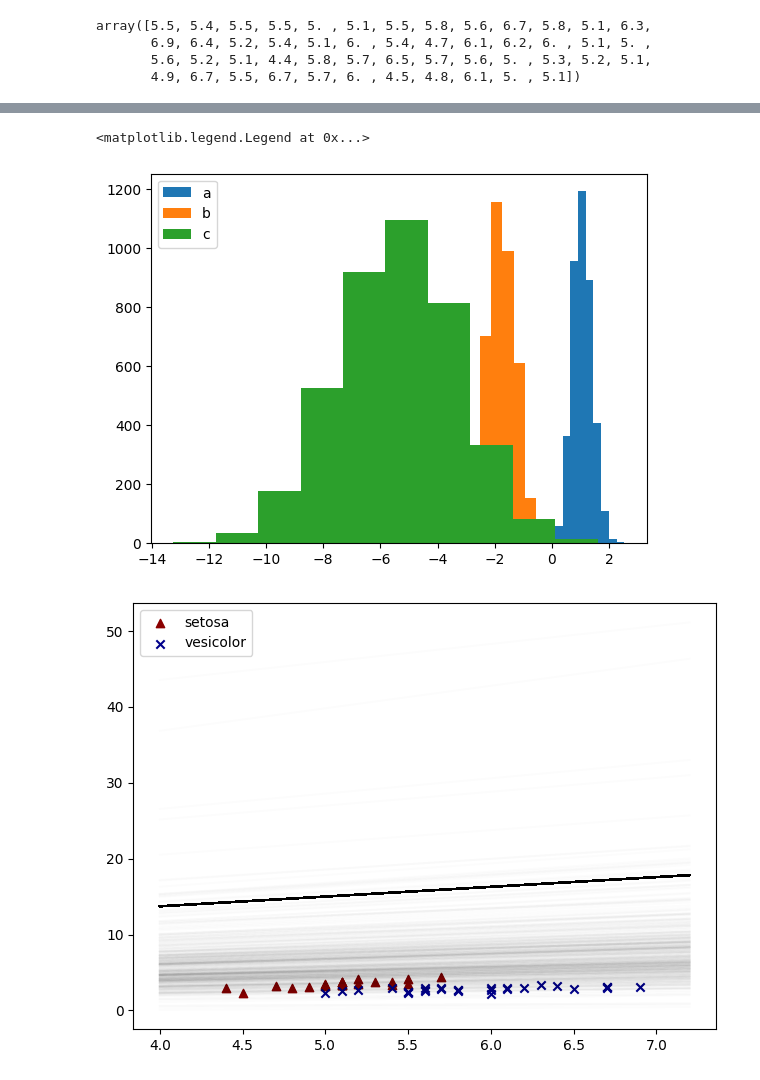
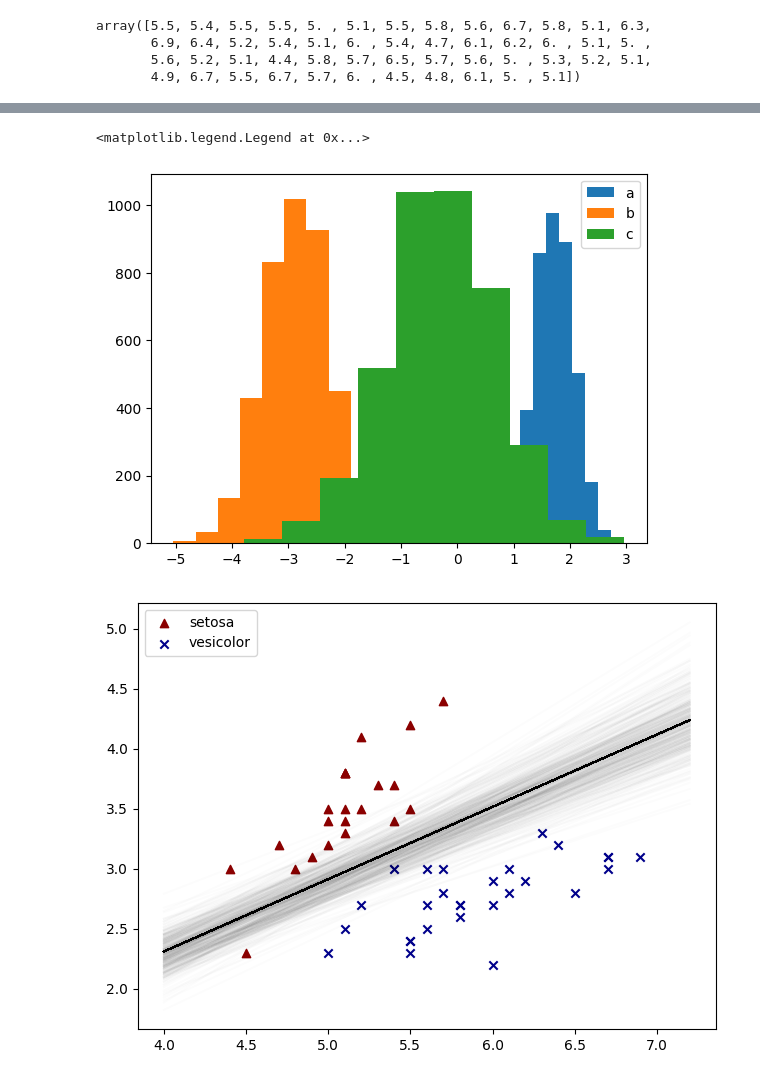
Before and after one commit to rallyfranky/my-first-repo, a Jupyter notebook: ベイズの訓練＠ロジスティック回帰.ipynb, the cells around one changed output, grey strips where cells are left out. Cells and saved outputs as stored; diff of their text form; code cells hidden in the pictures.

```diff
--- a/ベイズの訓練＠ロジスティック回帰.ipynb
+++ b/ベイズの訓練＠ロジスティック回帰.ipynb
@@ -129,18 +132,13 @@ array([5.5, 5.4, 5.5, 5.5, 5. , 5.1, 5.5, 5.8, 5.6, 6.7, 5.8, 5.1, 6.3,
        4.9, 6.7, 5.5, 6.7, 5.7, 6. , 4.5, 4.8, 6.1, 5. , 5.1])
 # %%
 # y=axi+bxii+c
-def model(x1,x2,y=None):
-  a = numpyro.sample('a',dist.Normal(0,10))
-  b = numpyro.sample('b',dist.Normal(0,10))
-  c = numpyro.sample('c',dist.Normal(0,10))
-
-  logits = a * x1 + b * x2 + c
-  pm_y = numpyro.sample('pm_y',dist.BinomialLogits(logits=logits, total_count=50),obs=y_data)
-
+def model(x,y=None):
+  w = numpyro.sample('a',dist.Normal(0,1),sample_shape=(x.shape[1],))
+  pm_y = numpyro.sample('pm_y',dist.Bernoulli(logits=w.dot(x.T)),obs=y_data)
   return pm_y
 # %%
 kernel = numpyro.infer.NUTS(model)
 mcmc = numpyro.infer.MCMC(kernel, num_samples=4000, num_warmup=2000)
-mcmc.run(jax.random.PRNGKey(0),x1=x_data[:,0],x2=x_data[:,1],y=y_data)
+mcmc.run(jax.random.PRNGKey(0),x=x_data_add_bias,y=y_data)
 # %%
 import arviz as ar
@@ -155,20 +163,21 @@ array([[<Axes: title={'center': 'a'}>, <Axes: title={'center': 'a'}>],
 # %%
 mcmc_samples = mcmc.get_samples()
-a = mcmc_samples['a']
-b = mcmc_samples['b']
-c = mcmc_samples['c']
+
+w1 = mcmc_samples['a'][:,0]
+w2 = mcmc_samples['a'][:,1]
+w3 = mcmc_samples['a'][:,2]
 # %%
-plt.hist(a,label='a')
-plt.hist(b,label='b')
-plt.hist(c,label='c')
+plt.hist(w1,label='a')
+plt.hist(w2,label='b')
+plt.hist(w3,label='c')
 plt.legend()
 # %% [output]
 <matplotlib.legend.Legend at 0x...>
-[figure, old version]
+[figure, new version]
 # %%
 x1 = np.linspace(4.0,7.2,10)
 for i in range(0,9000,10):
-  x2 = c[i] / b[i] - a[i] / b[i] * x1
+  x2 = - w3[i] / w2[i] - w1[i] / w2[i] * x1
   plt.plot(x1, x2, alpha=0.01, color='black')
 
 plt.scatter(x=x_data_set[:,0],y=x_data_set[:,1],color='darkred', marker='^',label='setosa')
@@ -179,4 +188,4 @@ plt.scatter(x_data_ves[:,0],x_data_ves[:,1],color='darkblue', marker='x',label='
 plt.legend()
 plt.tight_layout()
 # %% [output]
-[figure, old version]
+[figure, new version]
```
Also changed, not shown: parts of 6 cells of this notebook.
